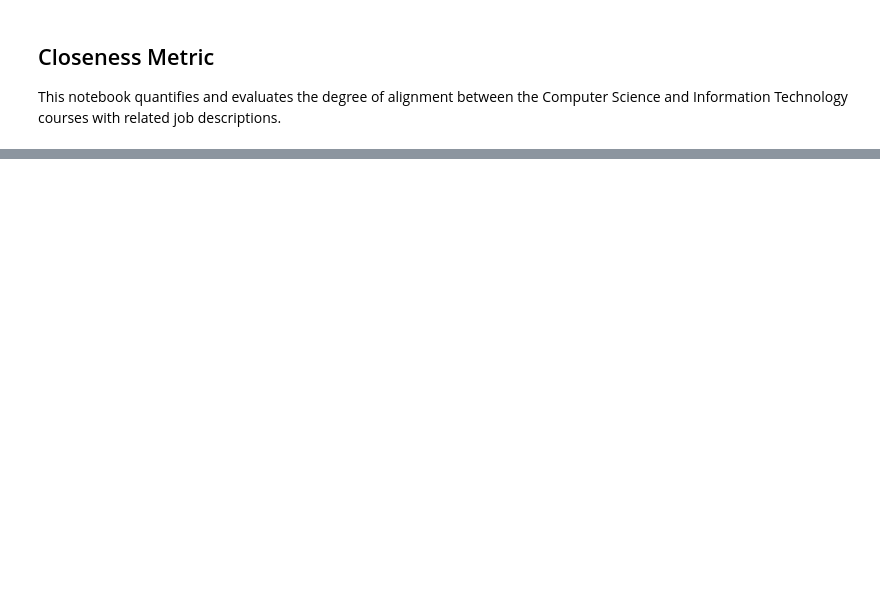
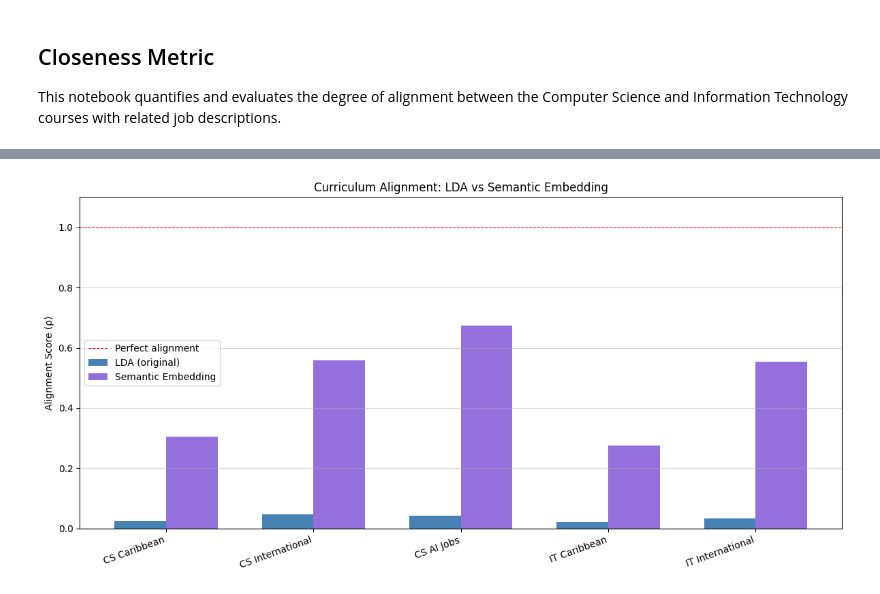
Before and after one commit to dingding1707/final-year-research-project, a Jupyter notebook: notebooks/closeness-metric.ipynb, the cells around one changed output, grey strips where cells are left out. Saved outputs shown, nothing was run; the diff lists cells and outputs as text; code cells hidden in the pictures; blank space fills up the shorter version.

Commit message:
Added semantic embedding method

```diff
--- a/notebooks/closeness-metric.ipynb
+++ b/notebooks/closeness-metric.ipynb
@@ -459,0 +400,13 @@ plt.show()
+# %%
+cs_emb_local = compute_embedding_alignment(
+    cs_course_texts, cs_local_texts, unrelated_texts,
+    embed_model, label="CS Caribbean"
+)
+cs_emb_intl = compute_embedding_alignment(
+    cs_course_texts, cs_intl_texts, unrelated_texts,
+    embed_model, label="CS International"
+)
+cs_emb_ai = compute_embedding_alignment(
+    cs_course_texts, ai_texts, unrelated_texts,
+    embed_model, label="CS AI Jobs"
+)
@@ -459,0 +433,9 @@ plt.show()
+# %%
+it_emb_local = compute_embedding_alignment(
+    it_course_texts, it_local_texts, unrelated_texts,
+    embed_model, label="IT Caribbean"
+)
+it_emb_intl = compute_embedding_alignment(
+    it_course_texts, it_intl_texts, unrelated_texts,
+    embed_model, label="IT International"
+)
@@ -459,0 +507,24 @@ plt.show()
+# %%
+labels = comparison_df["Programme"].tolist()
+x      = np.arange(len(labels))
+width  = 0.35
+
+fig, ax = plt.subplots(figsize=(12, 6))
+ax.bar(x - width/2, comparison_df["LDA rho"],       width,
+       label="LDA (original)",    color="steelblue")
+ax.bar(x + width/2, comparison_df["Embedding rho"], width,
+       label="Semantic Embedding", color="mediumpurple")
+
+ax.axhline(y=1.0, color="red", linestyle="--",
+           linewidth=0.8, label="Perfect alignment")
+ax.set_ylabel("Alignment Score (ρ)")
+ax.set_title("Curriculum Alignment: LDA vs Semantic Embedding")
+ax.set_xticks(x)
+ax.set_xticklabels(labels, rotation=20, ha="right")
+ax.legend()
+ax.grid(axis="y", alpha=0.5)
+ax.set_ylim(0, 1.1)
+plt.tight_layout()
+plt.show()
+# %% [output]
+[figure, added]
```
Also changed, not shown: parts of 40 cells of this notebook, 2 other files.
